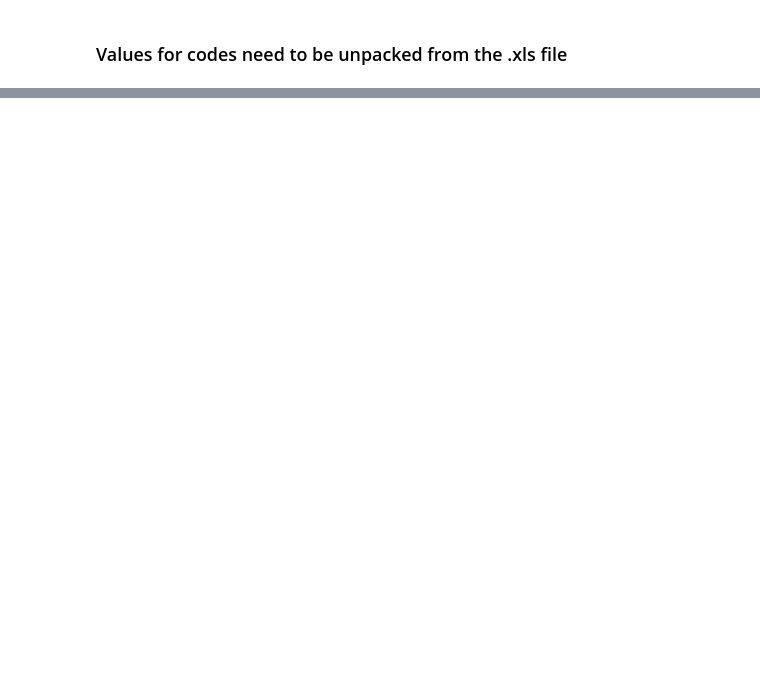
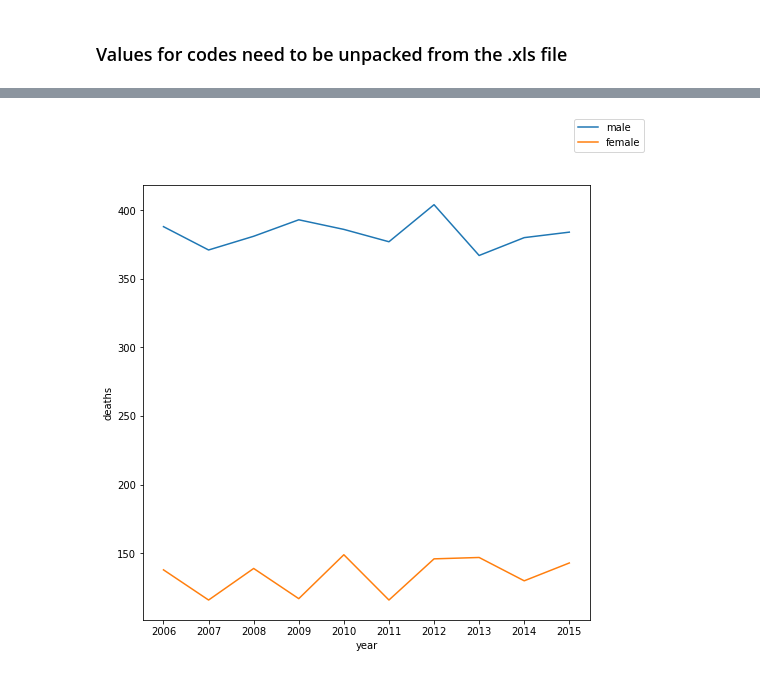
Before and after one commit to shushiej/nz_govt_open_data, a Jupyter notebook: wellbeing_stats_2018.ipynb, the cells around one changed output, grey strips where cells are left out. Saved outputs shown, nothing was run; the diff lists cells and outputs as text; code cells hidden in the pictures; blank space fills up the shorter version.

Commit message:
add informatoin about deaths in nz

```diff
--- a/wellbeing_stats_2018.ipynb
+++ b/wellbeing_stats_2018.ipynb
@@ -96,0 +116,22 @@ CACodes_Values = {
+# %%
+num_deaths.reset_index(inplace=True)
+# %%
+num_deaths.rename(columns={"Unnamed: 0" : "category"}, inplace=True)
+# %%
+num_deaths = num_deaths.T
+num_deaths.reset_index(inplace=True)
+num_deaths = num_deaths.iloc[2:]
+num_deaths.rename(columns={'index' : 'year', 0 : 'male', 1 : 'female', 2 : 'total'}, inplace=True)
+# %%
+num_deaths['male'] = pd.to_numeric(num_deaths['male'])
+num_deaths['female'] = pd.to_numeric(num_deaths['female'])
+num_deaths['total'] = pd.to_numeric(num_deaths['total'])
+# %%
+fig = plt.figure(figsize=(8,8))
+sns.lineplot(x='year', y='male', data=num_deaths)
+sns.lineplot(x='year', y='female', data=num_deaths)
+plt.ylabel('deaths')
+fig.legend(labels=['male', 'female'])
+plt.show()
+# %% [output]
+[figure, added]
```
Also changed, not shown: parts of 21 cells of this notebook.
